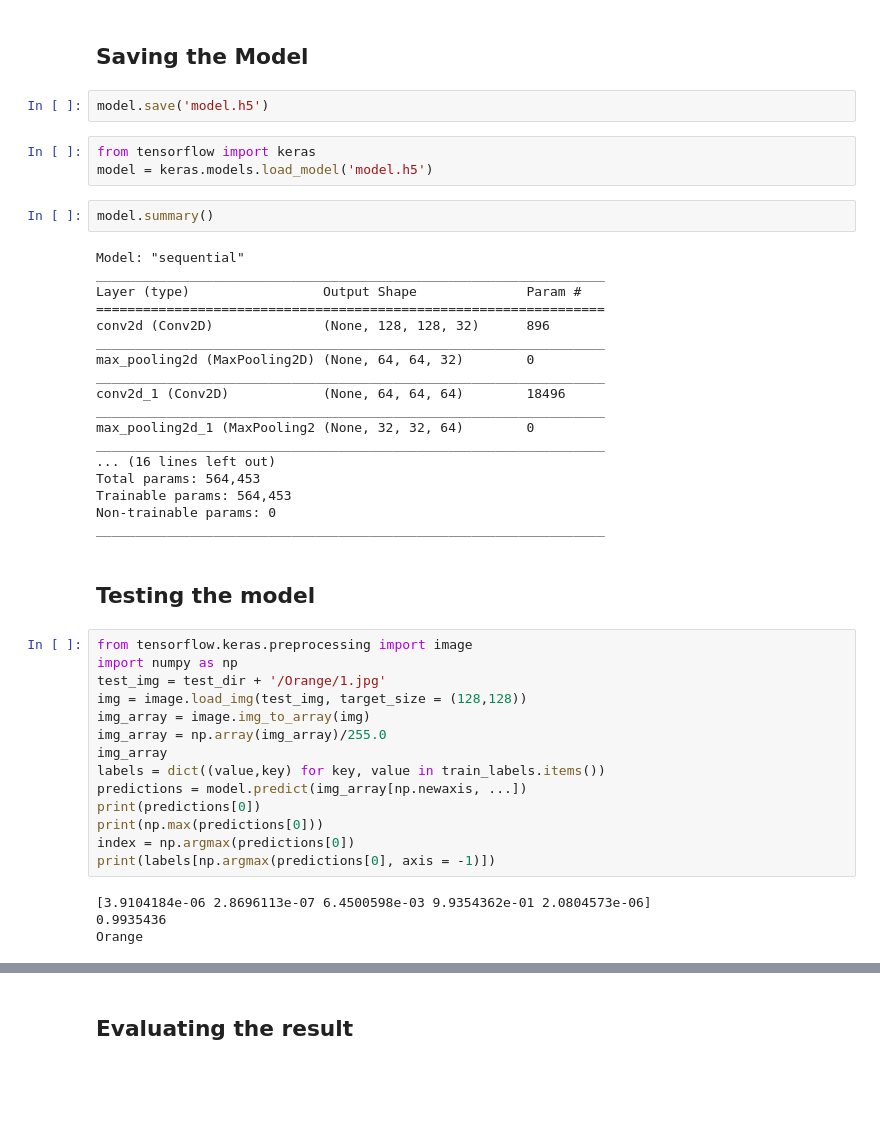
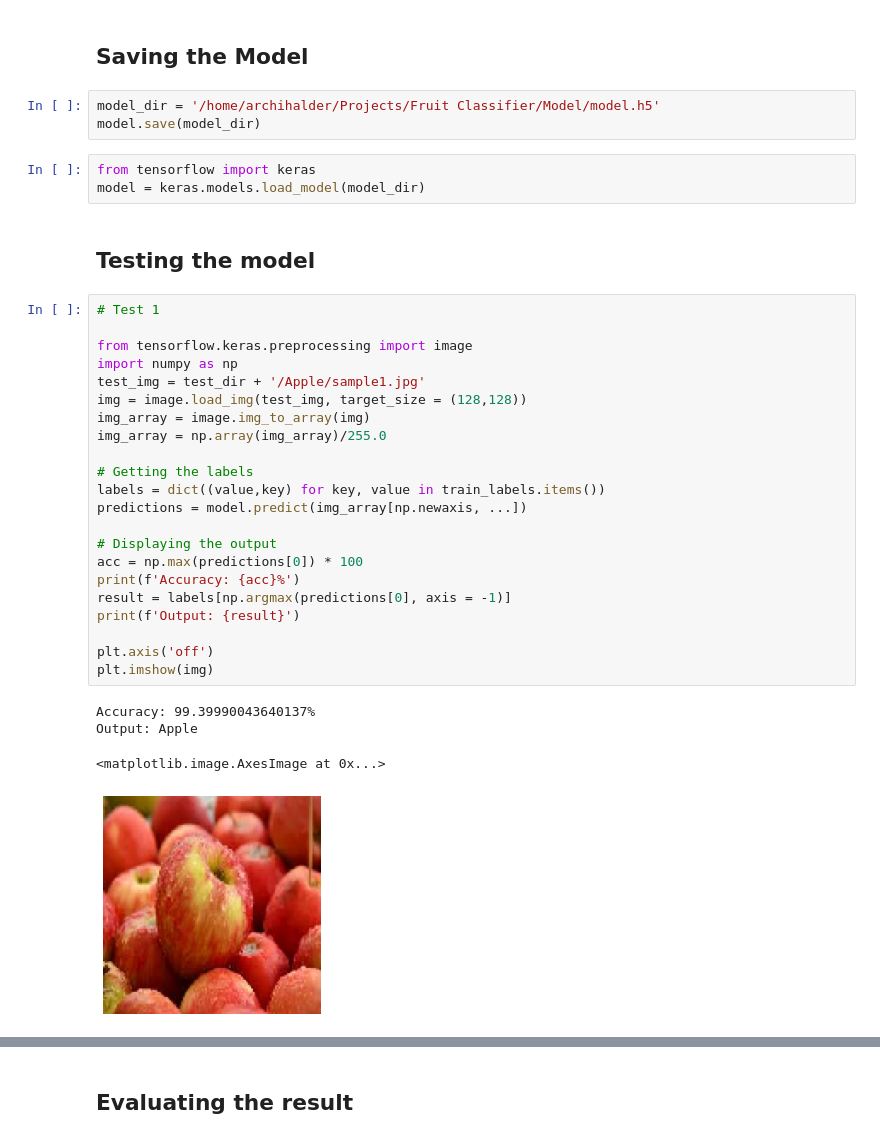
Before and after one commit to archihalder/Fruit-Classifier, a Jupyter notebook: Notebook/main.ipynb, the cells around one changed output, grey strips where cells are left out. Drawn from its saved outputs; the diff is of its cells as text; blank space fills up the shorter version.

```diff
--- a/Notebook/main.ipynb
+++ b/Notebook/main.ipynb
@@ -172,47 +172,37 @@ Epoch 40/40
 # %% [markdown]
 ## Saving the Model
-# %%
-model.save('model.h5')
+# %%
+model_dir = '/home/archihalder/Projects/Fruit Classifier/Model/model.h5'
+model.save(model_dir)
 # %%
 from tensorflow import keras
-model = keras.models.load_model('model.h5')
+model = keras.models.load_model(model_dir)
-# %%
-model.summary()
-# %% [output]
-Model: "sequential"
-_________________________________________________________________
-Layer (type)                 Output Shape              Param #
-=================================================================
-conv2d (Conv2D)              (None, 128, 128, 32)      896
-_________________________________________________________________
-max_pooling2d (MaxPooling2D) (None, 64, 64, 32)        0
-_________________________________________________________________
-conv2d_1 (Conv2D)            (None, 64, 64, 64)        18496
-_________________________________________________________________
-max_pooling2d_1 (MaxPooling2 (None, 32, 32, 64)        0
-_________________________________________________________________
-... (16 lines left out)
-Total params: 564,453
-Trainable params: 564,453
-Non-trainable params: 0
-_________________________________________________________________
 # %% [markdown]
 ## Testing the model
 # %%
+# Test 1
+
 from tensorflow.keras.preprocessing import image
 import numpy as np
-test_img = test_dir + '/Orange/1.jpg'
+test_img = test_dir + '/Apple/sample1.jpg'
 img = image.load_img(test_img, target_size = (128,128))
 img_array = image.img_to_array(img)
 img_array = np.array(img_array)/255.0
-img_array
+
+# Getting the labels
 labels = dict((value,key) for key, value in train_labels.items())
 predictions = model.predict(img_array[np.newaxis, ...])
-print(predictions[0])
-print(np.max(predictions[0]))
-index = np.argmax(predictions[0])
-print(labels[np.argmax(predictions[0], axis = -1)])
+
+# Displaying the output
+acc = np.max(predictions[0]) * 100
+print(f'Accuracy: {acc}%')
+result = labels[np.argmax(predictions[0], axis = -1)]
+print(f'Output: {result}')
+
+plt.axis('off')
+plt.imshow(img)
 # %% [output]
-[3.9104184e-06 2.8696113e-07 6.4500598e-03 9.9354362e-01 2.0804573e-06]
-0.9935436
-Orange
+Accuracy: 99.39990043640137%
+Output: Apple
+<matplotlib.image.AxesImage at 0x...>
+[figure, added]
```
Also changed, not shown: parts of 4 cells of this notebook.
